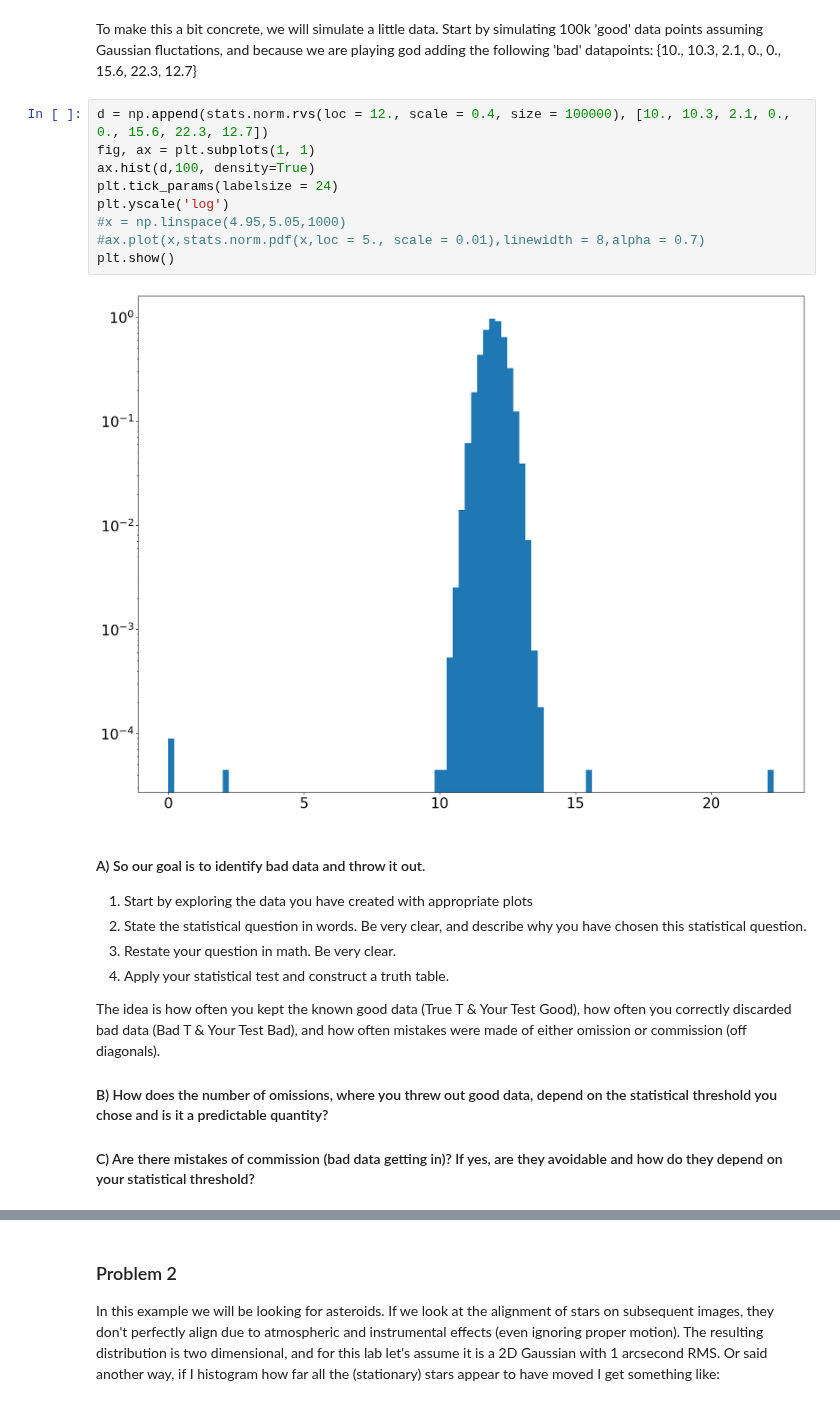
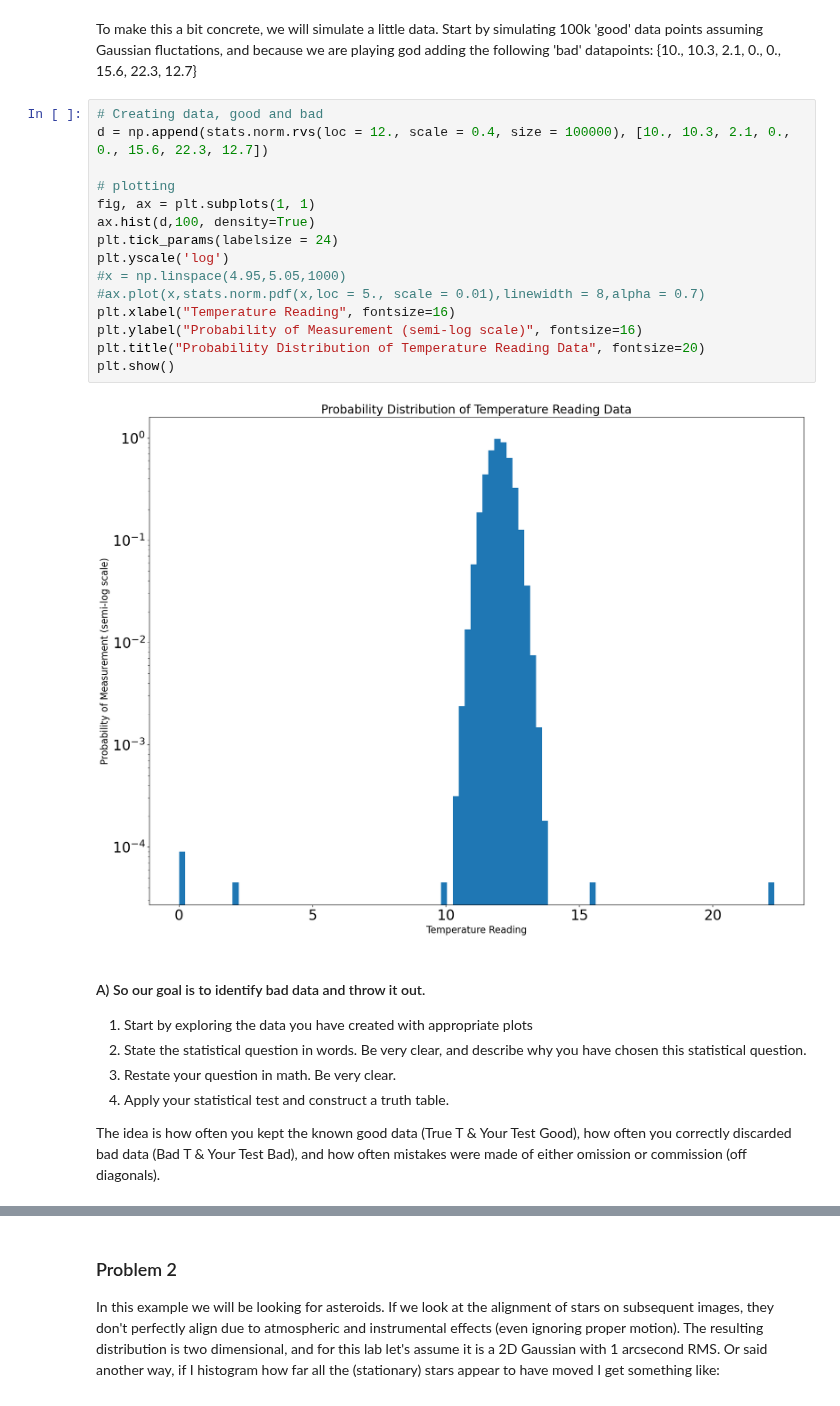
Before and after one commit to OwenCJ/Adv_lab-phys-434, a Jupyter notebook: Lab3.ipynb, the cells around one changed output, grey strips where cells are left out. Saved outputs shown, nothing was run; the diff lists cells and outputs as text.

```diff
--- a/Lab3.ipynb
+++ b/Lab3.ipynb
@@ -24,16 +24,22 @@ plt.rcParams["figure.figsize"] = (20,15)
 # %% [markdown]
 To make this a bit concrete, we will simulate a little data. Start by simulating 100k 'good' data points assuming Gaussian fluctations, and because we are playing god adding the following 'bad' datapoints: {10., 10.3, 2.1, 0., 0., 15.6, 22.3, 12.7}
 # %%
+# Creating data, good and bad
 d = np.append(stats.norm.rvs(loc = 12., scale = 0.4, size = 100000), [10., 10.3, 2.1, 0., 0., 15.6, 22.3, 12.7])
+
+# plotting
 fig, ax = plt.subplots(1, 1)
 ax.hist(d,100, density=True)
 plt.tick_params(labelsize = 24)
 plt.yscale('log')
 #x = np.linspace(4.95,5.05,1000)
 #ax.plot(x,stats.norm.pdf(x,loc = 5., scale = 0.01),linewidth = 8,alpha = 0.7)
+plt.xlabel("Temperature Reading", fontsize=16)
+plt.ylabel("Probability of Measurement (semi-log scale)", fontsize=16)
+plt.title("Probability Distribution of Temperature Reading Data", fontsize=20)
 plt.show()
 # %% [output]
-[figure, old version]
+[figure, new version]
 # %% [markdown]
 #### A) So our goal is to identify bad data and throw it out.
 
@@ -43,8 +49,4 @@ plt.show()
 4. Apply your statistical test and construct a truth table.
 
 The idea is how often you kept the known good data (True T & Your Test Good), how often you correctly discarded bad data (Bad T & Your Test Bad), and how often mistakes were made of either omission or commission (off diagonals).
-
-#### B) How does the number of omissions, where you threw out good data, depend on the statistical threshold you chose and is it a predictable quantity?
-
-#### C) Are there mistakes of commission (bad data getting in)? If yes, are they avoidable and how do they depend on your statistical threshold?
 # %%
```
Also changed, not shown: parts of 12 cells of this notebook.
